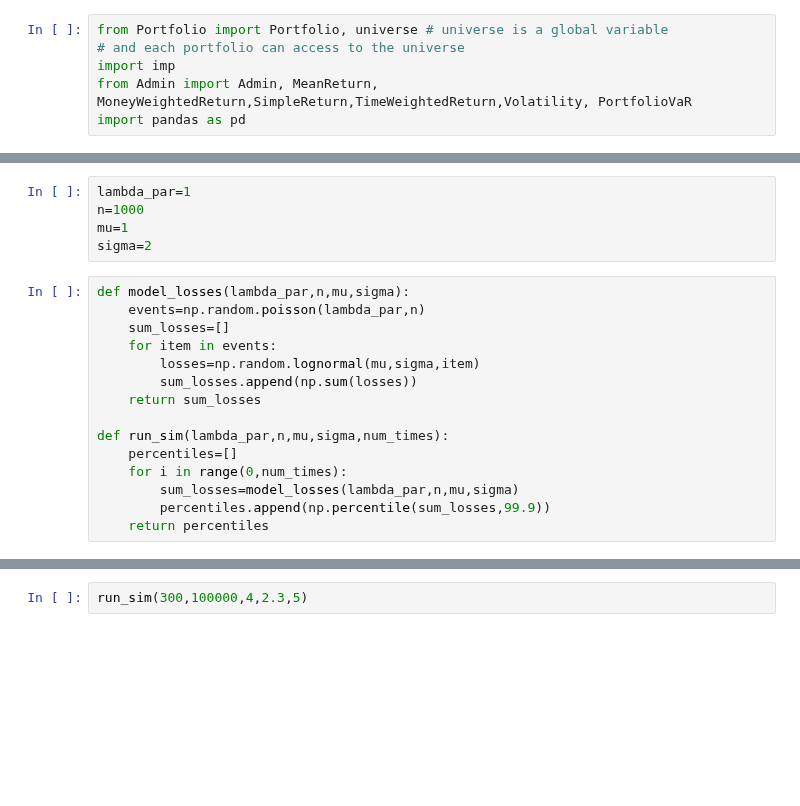
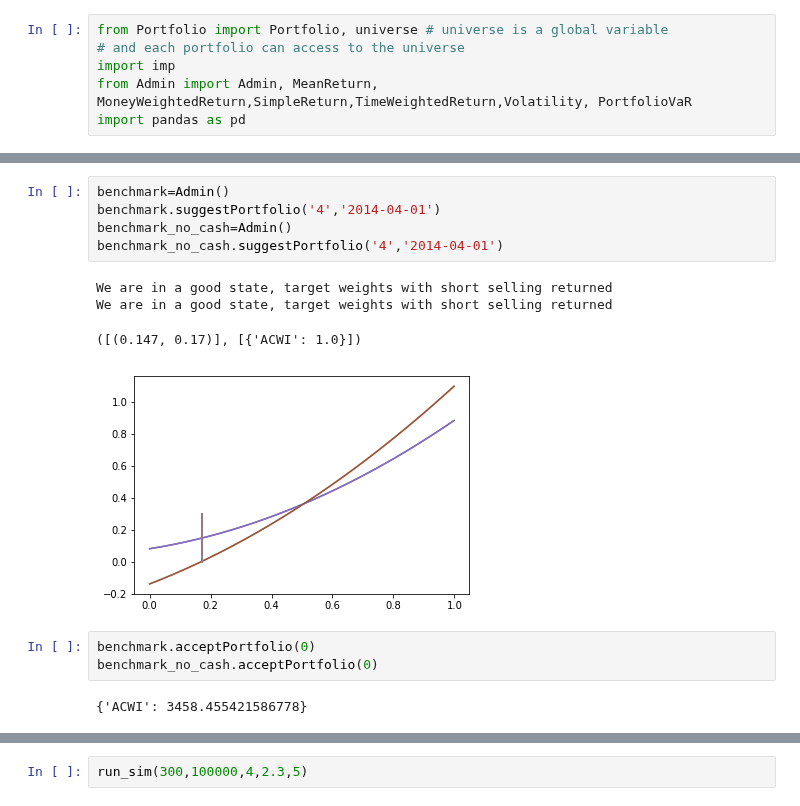
Before and after one commit to CherryADA/RoboAdvisor, a Jupyter notebook: PortfWithCash.ipynb, the cells around one changed output, grey strips where cells are left out. Saved outputs shown, nothing was run; the diff lists cells and outputs as text; blank space fills up the shorter version.

Commit message:
more cash tweaks

```diff
--- a/PortfWithCash.ipynb
+++ b/PortfWithCash.ipynb
@@ -113,20 +7,15 @@ Name: rf_rate_cad, Length: 4099, dtype: float64
-# %%
-lambda_par=1
-n=1000
-mu=1
-sigma=2
-# %%
-def model_losses(lambda_par,n,mu,sigma):
-    events=np.random.poisson(lambda_par,n)
-    sum_losses=[]
-    for item in events:
-        losses=np.random.lognormal(mu,sigma,item)
-        sum_losses.append(np.sum(losses))
-    return sum_losses
-
-def run_sim(lambda_par,n,mu,sigma,num_times):
-    percentiles=[]
-    for i in range(0,num_times):
-        sum_losses=model_losses(lambda_par,n,mu,sigma)
-        percentiles.append(np.percentile(sum_losses,99.9))
-    return percentiles
+# %%
+benchmark=Admin()
+benchmark.suggestPortfolio('4','2014-04-01')
+benchmark_no_cash=Admin()
+benchmark_no_cash.suggestPortfolio('4','2014-04-01')
+# %% [output]
+We are in a good state, target weights with short selling returned
+We are in a good state, target weights with short selling returned
+([(0.147, 0.17)], [{'ACWI': 1.0}])
+[figure, added]
+# %%
+benchmark.acceptPortfolio(0)
+benchmark_no_cash.acceptPortfolio(0)
+# %% [output]
+{'ACWI': 3458.455421586778}
```
Also changed, not shown: parts of 37 cells of this notebook, 1 other file.
